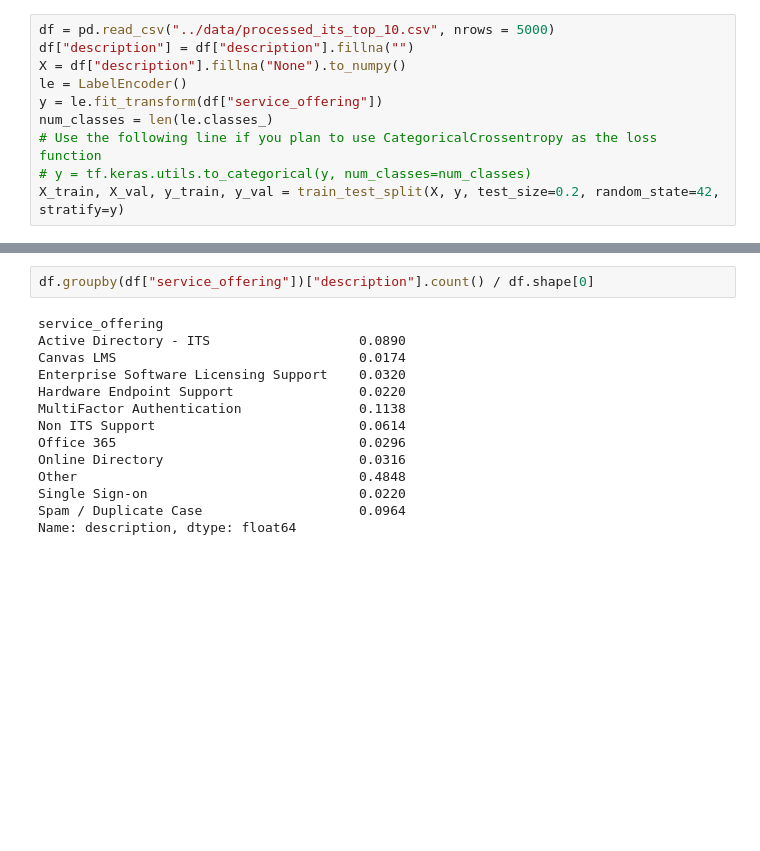
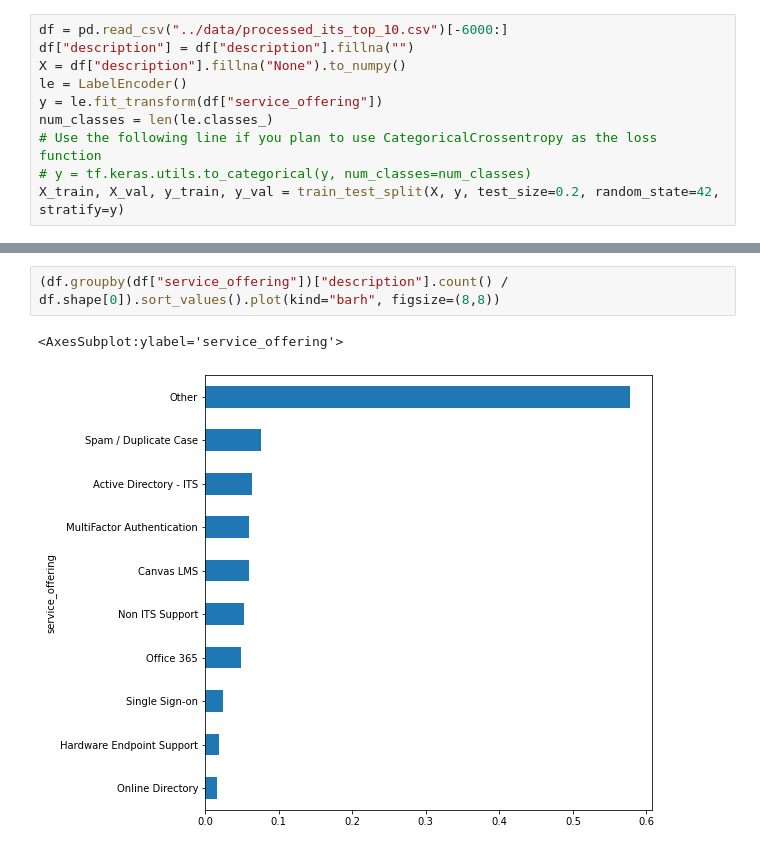
Before and after one commit to AlanXZhang/ITS-Classifier, a Jupyter notebook: notebooks/test_bert.ipynb, the cells around one changed output, grey strips where cells are left out. Drawn from its saved outputs; the diff is of its cells as text; blank space fills up the shorter version.

```diff
--- a/notebooks/test_bert.ipynb
+++ b/notebooks/test_bert.ipynb
@@ -22,5 +22,5 @@ To enable them in other operations, rebuild TensorFlow with the appropriate comp
 # %%
-df = pd.read_csv("../data/processed_its_top_10.csv", nrows = 5000)
+df = pd.read_csv("../data/processed_its_top_10.csv")[-6000:]
 df["description"] = df["description"].fillna("")
 X = df["description"].fillna("None").to_numpy()
 le = LabelEncoder()
@@ -32,19 +41,8 @@ X_train, X_val, y_train, y_val = train_test_split(X, y, test_size=0.2, random_st
 # %%
-df.groupby(df["service_offering"])["description"].count() / df.shape[0]
+(df.groupby(df["service_offering"])["description"].count() / df.shape[0]).sort_values().plot(kind="barh", figsize=(8,8))
 # %% [output]
-service_offering
-Active Directory - ITS                   0.0890
-Canvas LMS                               0.0174
-Enterprise Software Licensing Support    0.0320
-Hardware Endpoint Support                0.0220
-MultiFactor Authentication               0.1138
-Non ITS Support                          0.0614
-Office 365                               0.0296
-Online Directory                         0.0316
-Other                                    0.4848
-Single Sign-on                           0.0220
-Spam / Duplicate Case                    0.0964
-Name: description, dtype: float64
+<AxesSubplot:ylabel='service_offering'>
+[figure, added]
 # %%
 new_model = tf.keras.models.load_model('saved_model/my_model', compile=False)
 new_model.summary()
```
Also changed, not shown: parts of 23 cells of this notebook, 3 other files.
